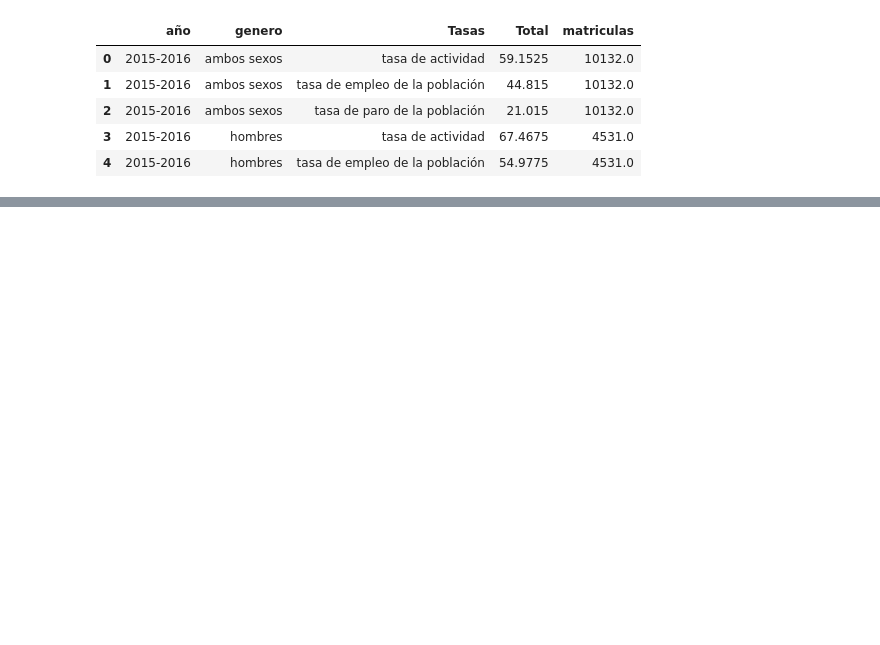
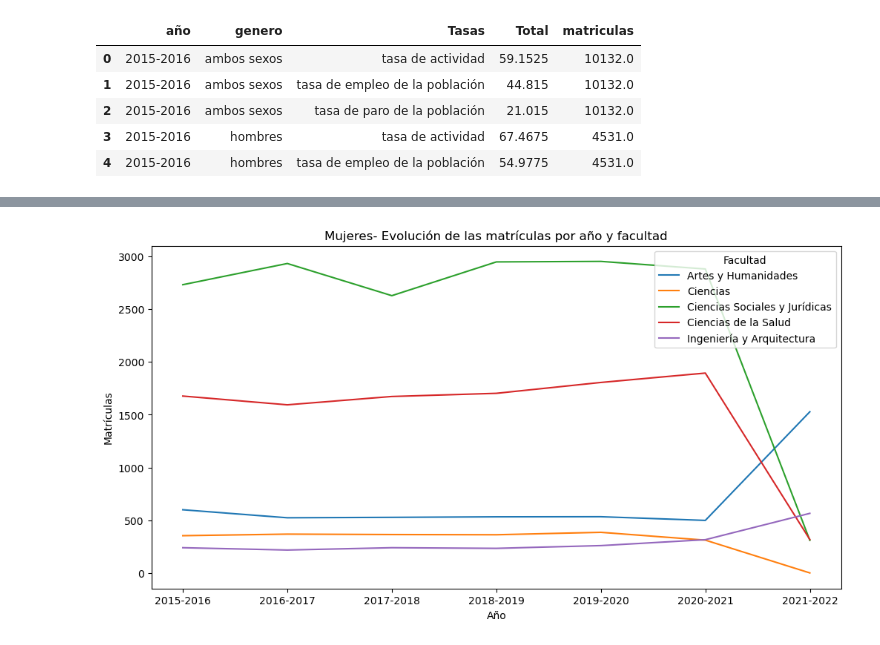
Before and after one commit to valentincortespuya/ETL_project, a Jupyter notebook: notebooks/graficos.ipynb, the cells around one changed output, grey strips where cells are left out. Cells and saved outputs as stored; diff of their text form; code cells hidden in the pictures; blank space fills up the shorter version.

```diff
--- a/notebooks/graficos.ipynb
+++ b/notebooks/graficos.ipynb
@@ -189,0 +140,10 @@ ValueError: could not convert string to float: 'tasa de paro de la población'
+# %%
+import numpy as np
+
+# Reemplazar '-' con NaN en la columna 'matriculas'
+df_matriculas['matriculas'] = df_matriculas['matriculas'].replace('-', np.nan)
+
+# Convertir la columna 'matriculas' a tipo float
+df_matriculas['matriculas'] = df_matriculas['matriculas'].astype(float)
+
+df_matriculas
@@ -189,0 +195,9 @@ ValueError: could not convert string to float: 'tasa de paro de la población'
+# %%
+# Filtrar los datos por universidad_tipo, formato y genero
+filtered_df = df_matriculas[(df_matriculas['universidad_tipo'] == 'ambas') & (df_matriculas['formato'] == 'ambos_formatos') & (df_matriculas['genero'] == 'mujeres')]
+
+# Extraer los datos por año, genero y facultad
+mujeres_mat = filtered_df.groupby(['año', 'genero', 'facultad'])['matriculas'].sum().reset_index()
+
+# Imprimir los resultados
+mujeres_mat
@@ -189,0 +222,22 @@ ValueError: could not convert string to float: 'tasa de paro de la población'
+# %%
+import seaborn as sns
+import matplotlib.pyplot as plt
+
+# Configurar el tamaño de la figura
+plt.figure(figsize=(12, 6))
+
+# Crear el gráfico de líneas
+sns.lineplot(data=mujeres_mat, x='año', y='matriculas', hue='facultad')
+
+# Configurar los ejes y el título
+plt.xlabel('Año')
+plt.ylabel('Matrículas')
+plt.title('Mujeres- Evolución de las matrículas por año y facultad')
+
+# Mostrar la leyenda
+plt.legend(title='Facultad')
+
+# Mostrar el gráfico
+plt.show()
+# %% [output]
+[figure, added]
```
Also changed, not shown: parts of 29 cells of this notebook, 3 other files.
